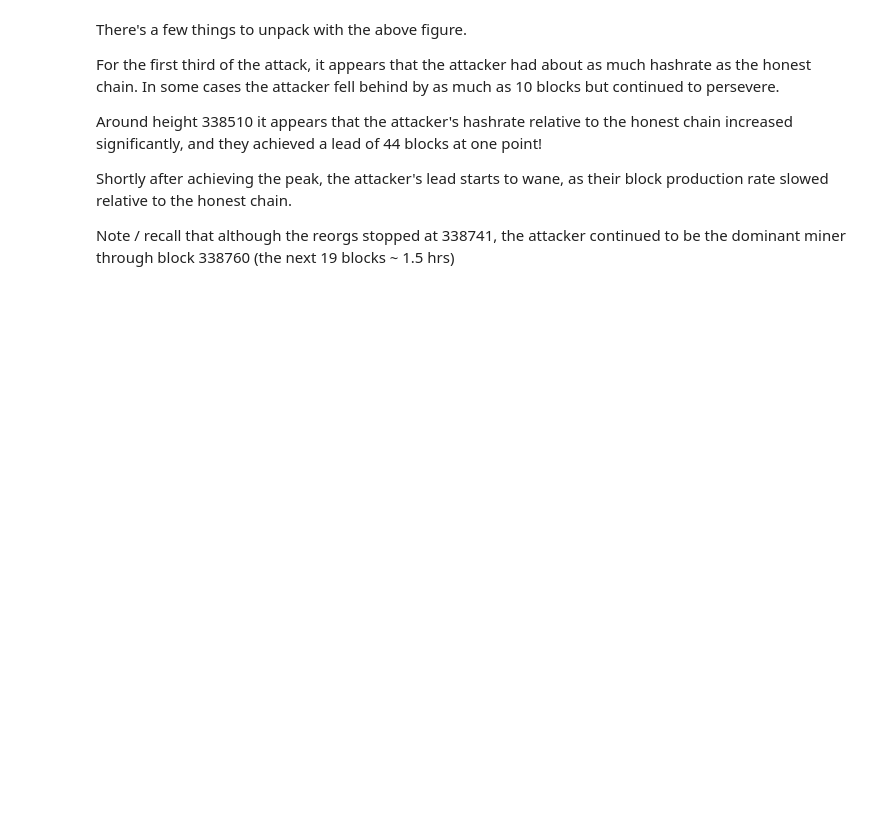
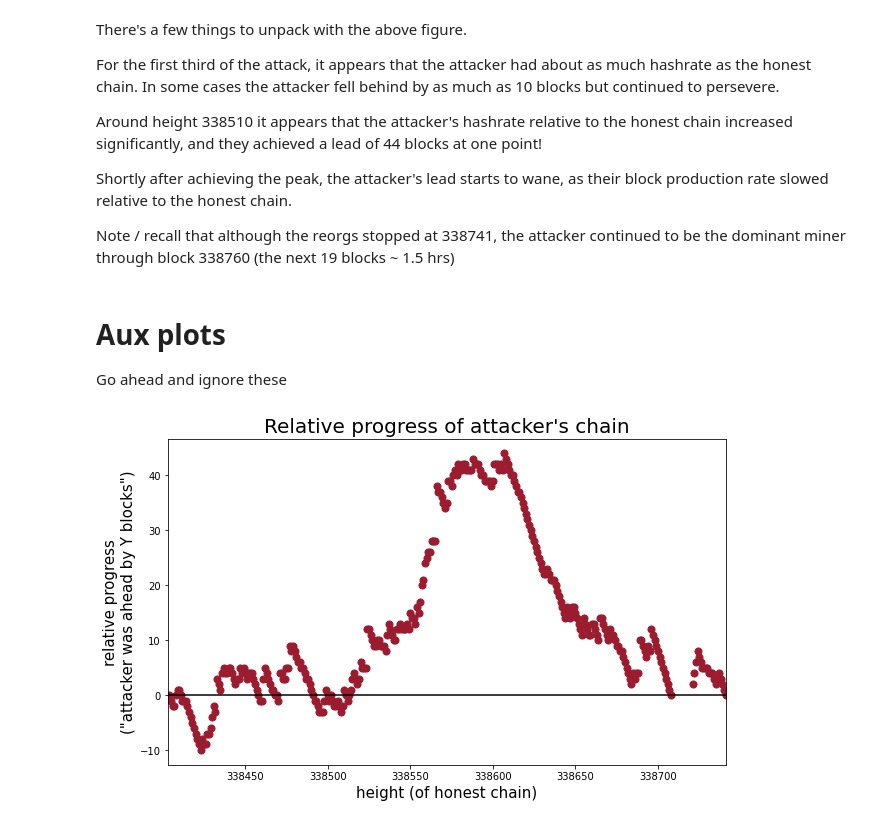
Before and after one commit to Mitchellpkt/firo-forensics, a Jupyter notebook: analysis/jupyter-python-firo-forensics.ipynb, the cells around one changed output. Saved outputs shown, nothing was run; the diff lists cells and outputs as text; code cells hidden in the pictures; blank space fills up the shorter version.

```diff
--- a/analysis/jupyter-python-firo-forensics.ipynb
+++ b/analysis/jupyter-python-firo-forensics.ipynb
@@ -439,3 +441,13 @@ Around height 338510 it appears that the attacker's hashrate relative to the hon
 Shortly after achieving the peak, the attacker's lead starts to wane, as their block production rate slowed relative to the honest chain.
 
 Note / recall that although the reorgs stopped  at 338741, the attacker continued to be the dominant miner through block 338760 (the next 19 blocks ~ 1.5 hrs)
+# %% [markdown]
+# Aux plots
+
+Go ahead and ignore these
+# %%
+isli.scatter(analysis_df['abandoned_height'], analysis_df['attacker_lead'], xlabel='height (of honest chain)', ylabel='relative progress\n("attacker was ahead by Y blocks")', markersize=50, markercolor=firo_red_array, figsize=(10,6), title="Relative progress of attacker's chain");
+plt.axhline(y=0, color='k');
+plt.xlim((min(attack_blocks['height']), max(attack_blocks['height'])));
+# %% [output]
+[figure, added]
```
Also changed, not shown: parts of 2 cells of this notebook.
